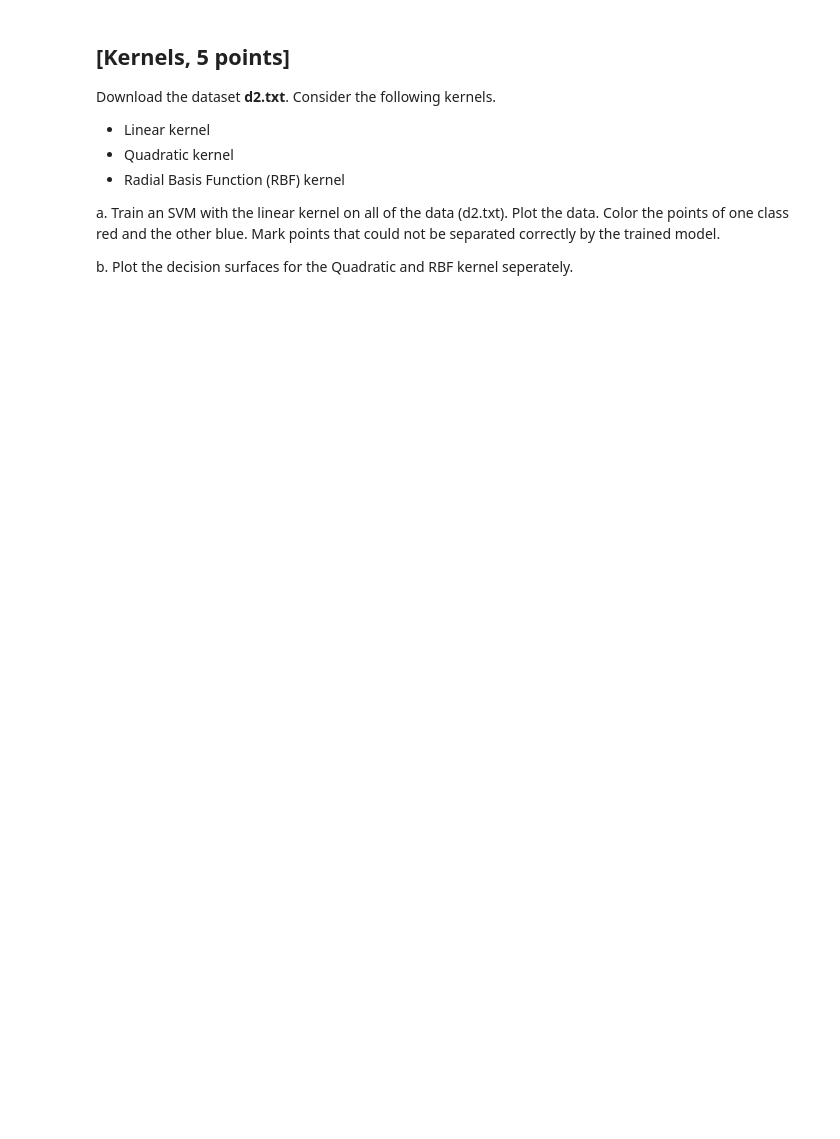
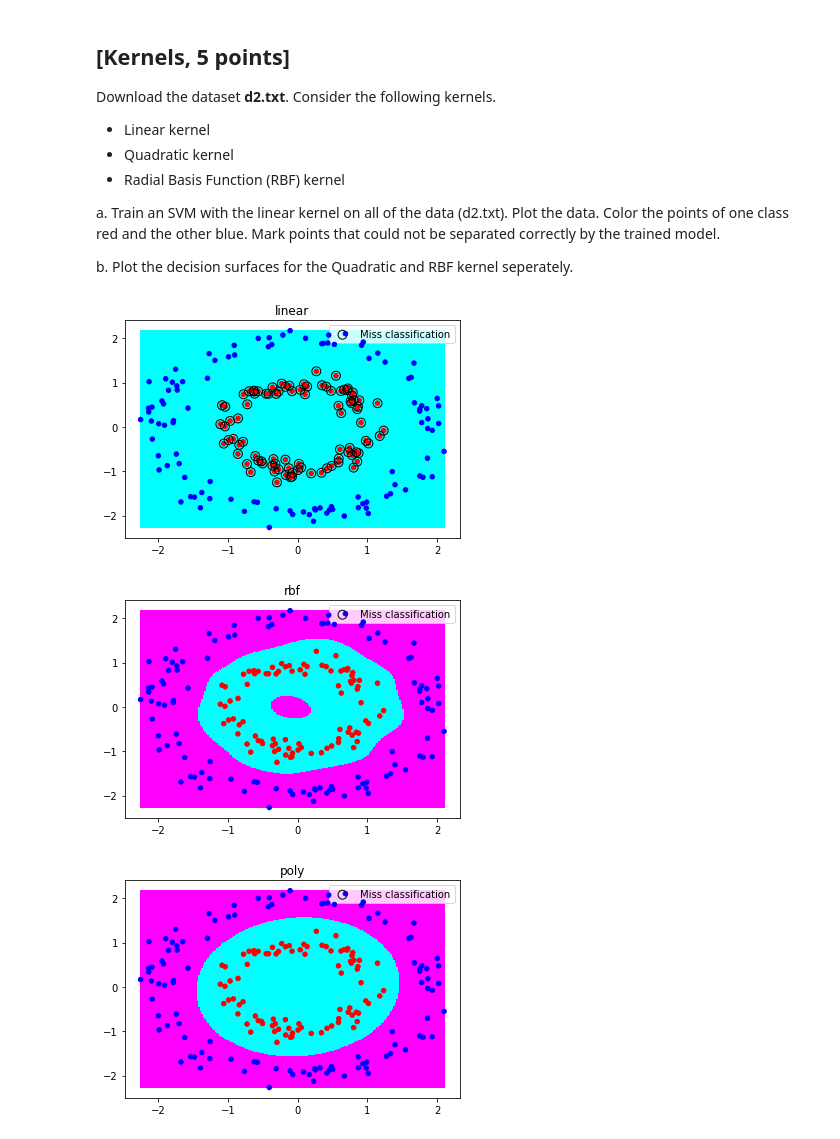
Before and after one commit to kjaquier/TDA231_ML_Homeworks, a Jupyter notebook: HW4/hw4.ipynb, the cells around one changed output. Cells and saved outputs as stored; diff of their text form; code cells hidden in the pictures; blank space fills up the shorter version.

```diff
--- a/HW4/hw4.ipynb
+++ b/HW4/hw4.ipynb
@@ -108,3 +171,65 @@ Download the dataset **d2.txt**. Consider the following kernels.
 a. Train an SVM with the linear kernel on all of the data (d2.txt). Plot the data. Color the points of one class red and the other blue. Mark points that could not be separated correctly by the trained model.
 
 b. Plot the decision surfaces for the Quadratic and RBF kernel seperately.
+# %%
+import numpy as np
+import matplotlib.pyplot as plt
+from sklearn import datasets, svm
+
+
+def FindWrongClass(clf,y,X):
+    listOfMissClassificationsX = []
+    listOfMissClassificationsY = []
+    test = clf.predict(X)
+    for i in range(len(X[:,0])):
+        if(test[i] != y[i]):
+            listOfMissClassificationsX.append(X[i, 0])
+            listOfMissClassificationsY.append(X[i, 1])
+    return [listOfMissClassificationsX,listOfMissClassificationsY]
+
+def FormatColorVector(Y):
+    cVec=[]
+    for i in Y:
+        if(i == -1):
+            cVec.append('red')
+        else:
+            cVec.append('blue')
+    return cVec
+
+data = np.loadtxt('d2.txt')
+X = data[:,:2]
+y = data[:,-1]
+n_sample = len(X)
+
+
+
+# fit the model
+for fig_num, kernel in enumerate(('linear', 'rbf', 'poly')):
+    clf = svm.SVC(kernel=kernel, gamma=5,degree=2)
+    clf.fit(X, y)
+
+    plt.figure(fig_num)
+    plt.clf()
+    plt.scatter(X[:, 0], X[:, 1], zorder=10, c=FormatColorVector(y), s=20)
+    plt.axis('tight')
+    x_min = X[:, 0].min()
+    x_max = X[:, 0].max()
+    y_min = X[:, 1].min()
+    y_max = X[:, 1].max()
+
+    XX, YY = np.mgrid[x_min:x_max:200j, y_min:y_max:200j]
+    Z = clf.decision_function(np.c_[XX.ravel(), YY.ravel()])
+
+    # Put the result into a color plot
+    Z = Z.reshape(XX.shape)
+    plt.pcolormesh(XX, YY, Z > 0, cmap=plt.cm.cool)
+    mX,mY = FindWrongClass(clf,y,X)
+
+    miss = plt.scatter(mX, mY, s=80, facecolor='none', edgecolor='k', alpha=1,label='Miss classification', zorder=10)
+    plt.legend(handles=[miss], loc=1)
+    plt.title(kernel)
+plt.show()
+# %% [output]
+[figure, added]
+[figure, added]
+[figure, added]
```
Also changed, not shown: parts of 1 cell of this notebook, 3 other files.
